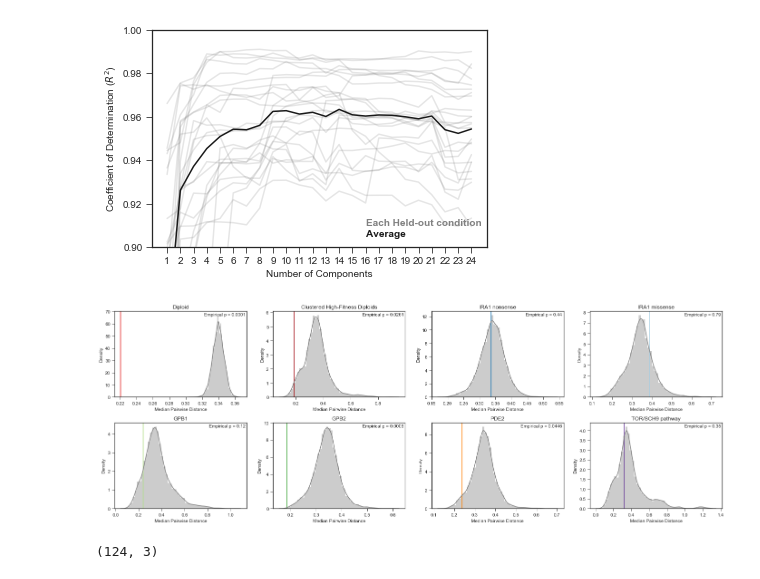
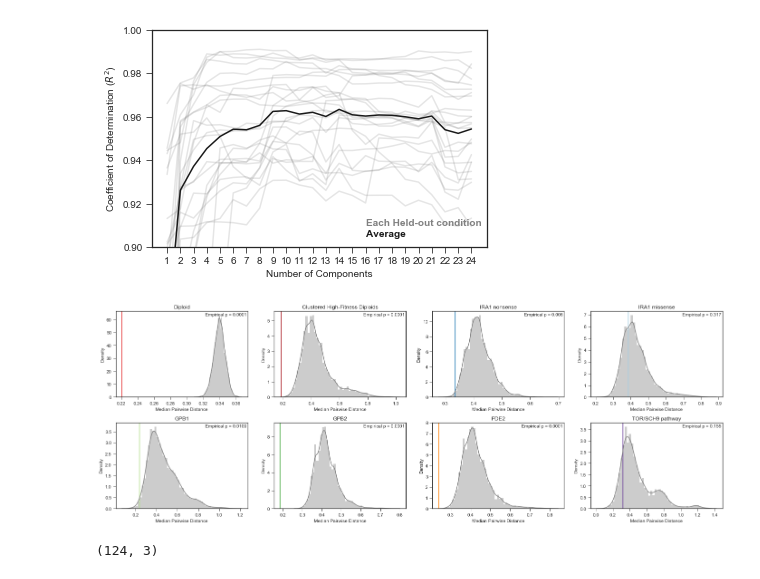
Before and after one commit to grantkinsler/1BigBatch, a Jupyter notebook: figures/Figure Generator.ipynb, the cells around one changed output. Drawn from its saved outputs; the diff is of its cells as text; code cells hidden in the pictures.

Commit message:
italicize gene names in figure, update diploid with additional mutation class

```diff
--- a/figures/Figure Generator.ipynb
+++ b/figures/Figure Generator.ipynb
@@ -368,8 +363,8 @@ for gene in gene_list:
 
     mean_std_bygene[gene] = [np.mean(m3_means),np.mean(m3_stds)]
 # %%
-fitness_data = p.read_csv('../data/fitness_weighted_allconditions_swapsremoved.csv')
-# fitness_data = p.read_csv('../data/fitness_weighted_allconditions_swapsremoved_neutral2xpass.csv')
+# fitness_data = p.read_csv('../data/fitness_weighted_allconditions_swapsremoved.csv')
+fitness_data = p.read_csv('../data/fitness_weighted_allconditions_swapsremoved_neutral2xpass.csv')
 
 merged_fitness_data = fitness_data
 
@@ -506,3 +503,11 @@ plt.axhline(0,color='k',linestyle=':')
+# %%
+rc('font',**{'family':'sans-serif','sans-serif':['Arial']})
+
+matplotlib.rcParams['mathtext.fontset'] = 'custom'
+matplotlib.rcParams['mathtext.it'] = 'Arial:italic'
+matplotlib.rcParams['mathtext.rm'] = 'Arial'
+matplotlib.rcParams['mathtext.bf'] = 'Arial:italic:bold'
+plt.rcParams['text.latex.preamble'] = [r'\usepackage{bm}']
 # %%
 m3_conditions = sorted_m3_cols
 nonm3_conditions = sorted_nonm3_cols
@@ -1009,6 +1024,7 @@ dataset = datasets['subtle_to_strong_NEWSET']
 all_bcs = list(dataset['training_bcs']) +  list(dataset['testing_bcs'])
 all_bcs = sorted(all_bcs)
 n_perms  = 10000
+np.random.seed(94305) # for exact figure match
 
 mutant_sets = {'Diploid':['Diploid'],
                       'Clustered High-Fitness Diploids':['list not needed'],
@@ -1059,42 +1075,42 @@ for m, mutant_type in enumerate(mutant_sets):
         ## BYPASSES THE NON DIPLOID THING
         perm_indices = np.random.choice(range(len(all_bcs)),len(these_bcs),replace=False)
 
-#         if mutant_type != 'Diploid':
-#             perm_indices = np.random.choice(non_diploid_indices,len(these_bcs),replace=False)
-#         else:
-#             perm_indices = np.random.choice(range(len(all_bcs)),len(these_bcs),replace=False)
+        if mutant_type != 'Diploid':
+            perm_indices = np.random.choice(non_diploid_indices,len(these_bcs),replace=False)
+        else:
+            perm_indices = np.random.choice(range(len(all_bcs)),len(these_bcs),replace=False)
 
         perm_locs = dataset['mut_locs'][model][perm_indices,:][:,starting_index:]
         perm_dists = distance.pdist(perm_locs)
         perm_medians.append(np.median(perm_dists))
 
 
 #     actual_median = np.median(these_dists)
 
     if mutant_type == 'Clustered High-Fitness Diploids':
         plt.axvline(actual_median,color=mutant_colorset['Diploid_adaptive'])
 #         sns.distplot(these_dists,color=mutant_colorset['Diploid_adaptive'])
     elif mutant_type == 'IRA1':
         plt.axvline(actual_median,color=mutant_colorset['IRA1_nonsense'])
 #         sns.distplot(these_dists,color=mutant_colorset['IRA1_nonsense'])
-    elif mutant_type == 'Tor/SCH9 pathway':
+    elif mutant_type == 'TOR/SCH9 pathway' or mutant_type == 'Tor/SCH9 pathway':
         plt.axvline(actual_median,color=mutant_colorset['TOR1'])
 #         sns.distplot(these_dists,color=mutant_colorset['TOR1'])
     else:
         plt.axvline(actual_median,color=mutant_colorset[mutant_type])
 #         sns.distplot(these_dists,color=mutant_colorset[mutant_type])
     sns.distplot(perm_medians,color='gray')
     r = np.sum(actual_median>=perm_medians)
     plt.text(s=f'Empirical p = {(r+1)/(n_perms+1):.3g}',x=0.99,y=0.95,ha='right',transform=plt.gca().transAxes)
     plt.xlabel('Median Pairwise Distance')
     plt.ylabel('Density')
     plt.title(mutant_type.replace('_',' '))
 
 #     plt.figure()
 fig.subplots_adjust(hspace=0.3)
 # plt.savefig(f'gene_distance_NEW_MORE_permuted_{starting_index+1}-{model+1}.pdf',bbox_inches='tight')
 # %% [output]
-[figure, old version]
+[figure, new version]
 # %%
 plt.figure(figsize=(8,4))
 
```
Also changed, not shown: parts of 11 cells of this notebook, 18 other files.
